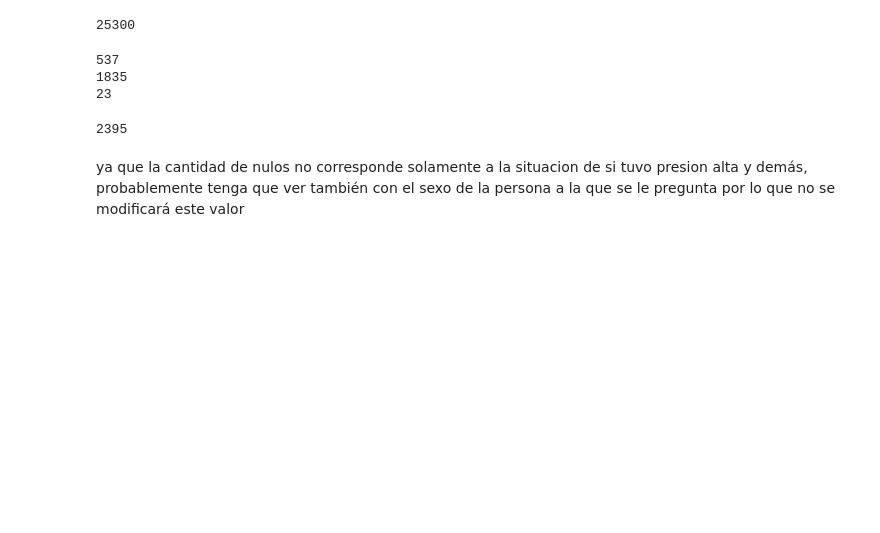
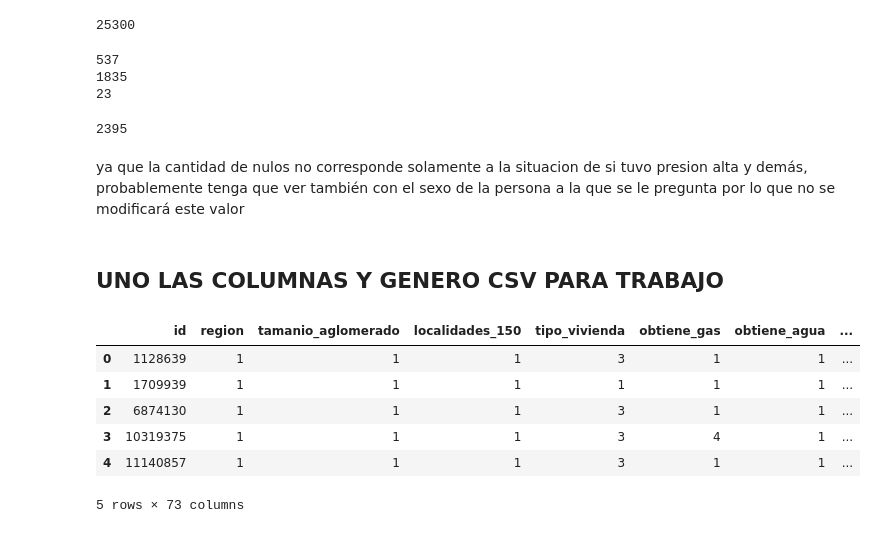
Before and after one commit to pupidly/AnalisisYPF, a Jupyter notebook: Procesamiento_columnas.ipynb, the cells around one changed output. Saved outputs shown, nothing was run; the diff lists cells and outputs as text; code cells hidden in the pictures; blank space fills up the shorter version.

Commit message:
armos nuevo csv reducido y creo notebook para pre entrega 3

```diff
--- a/Procesamiento_columnas.ipynb
+++ b/Procesamiento_columnas.ipynb
@@ -1223,3 +1223,24 @@ print((diabetes['fue_embarazo']==99).sum())
 # %% [markdown]
 ya que la cantidad de nulos no corresponde solamente a la situacion de si tuvo presion alta y demás, probablemente tenga que ver también
 con el sexo de la persona a la que se le pregunta por lo que no se modificará este valor
+# %% [markdown]
+## UNO LAS COLUMNAS Y GENERO CSV PARA TRABAJO
+# %%
+friesgo_2018_reduc = dominio_geografico.merge(caracteristicas_vivienda, on= 'id', how='outer' ).merge(caracteristicas_hogar, on= 'id', how='outer').merge(ingresos_hogar, on= 'id', how='outer').merge(caracteristicas_encuestado, on= 'id', how='outer')
+
+friesgo_2018_reduc = friesgo_2018_reduc.merge(salud_y_af, on= 'id', how='outer' ).merge(tabaquismo, on= 'id', how='outer' ).merge(hipertension, on= 'id', how='outer' ).merge(pesocorporal, on= 'id', how='outer' )
+
+friesgo_2018_reduc = friesgo_2018_reduc.merge(alimentacion, on= 'id', how='outer' ).merge(colesterol, on= 'id', how='outer' ).merge(consumo_alcohol, on= 'id', how='outer' ).merge(diabetes, on= 'id', how='outer' )
+
+
+
+
+friesgo_2018_reduc.head(5)
+# %% [output]
+|  | id | region | tamanio_aglomerado | localidades_150 | tipo_vivienda | obtiene_gas | obtiene_agua | ... |
+| 0 | 1128639 | 1 | 1 | 1 | 3 | 1 | 1 | ... |
+| 1 | 1709939 | 1 | 1 | 1 | 1 | 1 | 1 | ... |
+| 2 | 6874130 | 1 | 1 | 1 | 3 | 1 | 1 | ... |
+| 3 | 10319375 | 1 | 1 | 1 | 3 | 4 | 1 | ... |
+| 4 | 11140857 | 1 | 1 | 1 | 3 | 1 | 1 | ... |
+5 rows × 73 columns
```
Also changed, not shown: parts of 2 cells of this notebook, 2 other files.
